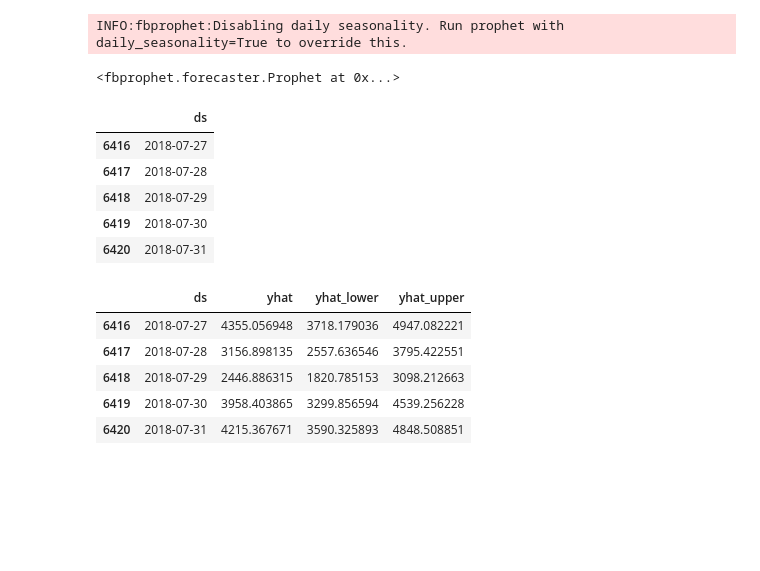
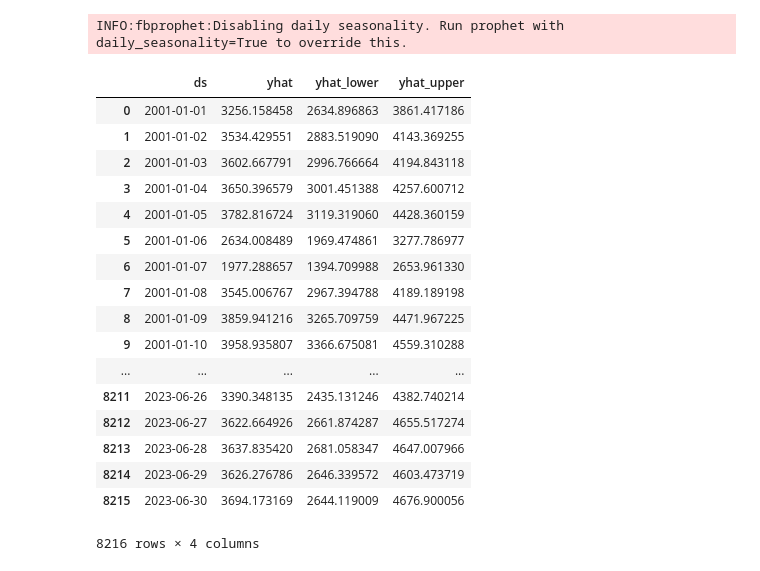
Before and after one commit to donnajobridge/cta, a Jupyter notebook: morse_ts.ipynb, the cells around one changed output. Saved outputs shown, nothing was run; the diff lists cells and outputs as text; code cells hidden in the pictures; blank space fills up the shorter version.

Commit message:
testing fbprophet

```diff
--- a/morse_ts.ipynb
+++ b/morse_ts.ipynb
@@ -45,0 +26,5 @@ morse_prophet = morse_df.reset_index().rename(columns={'datetime':'ds', 'rides':
+# %%
+df = morse.prophet_df
+# %%
+years_in_future_5=365*5+1
+years_in_future_5
@@ -46,26 +43,28 @@ morse_prophet = morse_df.reset_index().rename(columns={'datetime':'ds', 'rides':
 # %%
 m = Prophet()
-m.fit(morse_prophet)
+m.fit(df)
+future = m.make_future_dataframe(periods=years_in_future_5)
 # %% [output]
 INFO:fbprophet:Disabling daily seasonality. Run prophet with daily_seasonality=True to override this.
-<fbprophet.forecaster.Prophet at 0x...>
-# %%
-future = m.make_future_dataframe(periods=31)
-future.tail()
-# %% [output]
-|  | ds |
-| 6416 | 2018-07-27 |
-| 6417 | 2018-07-28 |
-| 6418 | 2018-07-29 |
-| 6419 | 2018-07-30 |
-| 6420 | 2018-07-31 |
 # %%
 forecast = m.predict(future)
-forecast[['ds', 'yhat', 'yhat_lower', 'yhat_upper']].tail()
+forecast[['ds', 'yhat', 'yhat_lower', 'yhat_upper']]
 # %% [output]
 |  | ds | yhat | yhat_lower | yhat_upper |
-| 6416 | 2018-07-27 | 4355.056948 | 3718.179036 | 4947.082221 |
-| 6417 | 2018-07-28 | 3156.898135 | 2557.636546 | 3795.422551 |
-| 6418 | 2018-07-29 | 2446.886315 | 1820.785153 | 3098.212663 |
-| 6419 | 2018-07-30 | 3958.403865 | 3299.856594 | 4539.256228 |
-| 6420 | 2018-07-31 | 4215.367671 | 3590.325893 | 4848.508851 |
+| 0 | 2001-01-01 | 3256.158458 | 2634.896863 | 3861.417186 |
+| 1 | 2001-01-02 | 3534.429551 | 2883.519090 | 4143.369255 |
+| 2 | 2001-01-03 | 3602.667791 | 2996.766664 | 4194.843118 |
+| 3 | 2001-01-04 | 3650.396579 | 3001.451388 | 4257.600712 |
+| 4 | 2001-01-05 | 3782.816724 | 3119.319060 | 4428.360159 |
+| 5 | 2001-01-06 | 2634.008489 | 1969.474861 | 3277.786977 |
+| 6 | 2001-01-07 | 1977.288657 | 1394.709988 | 2653.961330 |
+| 7 | 2001-01-08 | 3545.006767 | 2967.394788 | 4189.189198 |
+| 8 | 2001-01-09 | 3859.941216 | 3265.709759 | 4471.967225 |
+| 9 | 2001-01-10 | 3958.935807 | 3366.675081 | 4559.310288 |
+| ... | ... | ... | ... | ... |
+| 8211 | 2023-06-26 | 3390.348135 | 2435.131246 | 4382.740214 |
+| 8212 | 2023-06-27 | 3622.664926 | 2661.874287 | 4655.517274 |
+| 8213 | 2023-06-28 | 3637.835420 | 2681.058347 | 4647.007966 |
+| 8214 | 2023-06-29 | 3626.276786 | 2646.339572 | 4603.473719 |
+| 8215 | 2023-06-30 | 3694.173169 | 2644.119009 | 4676.900056 |
+8216 rows × 4 columns
```
Also changed, not shown: parts of 25 cells of this notebook, 16 other files.
